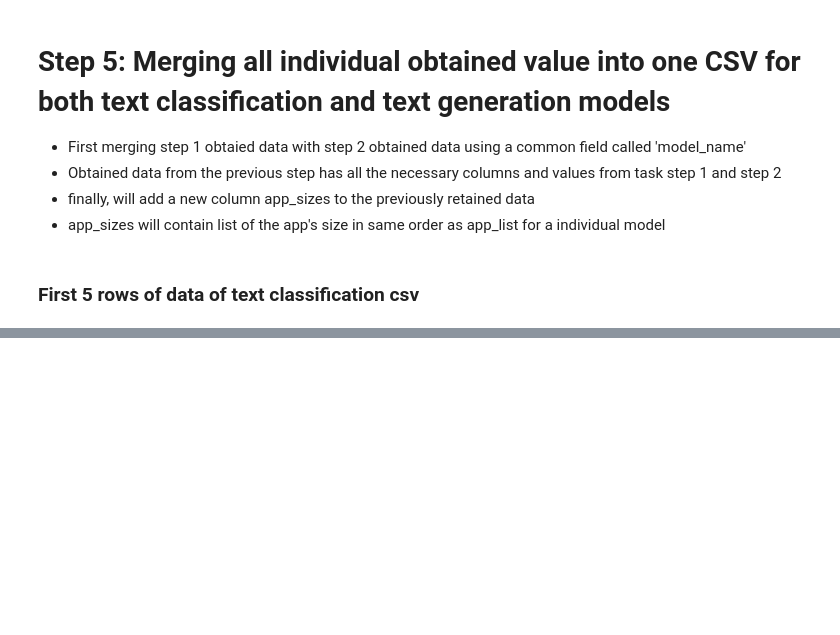
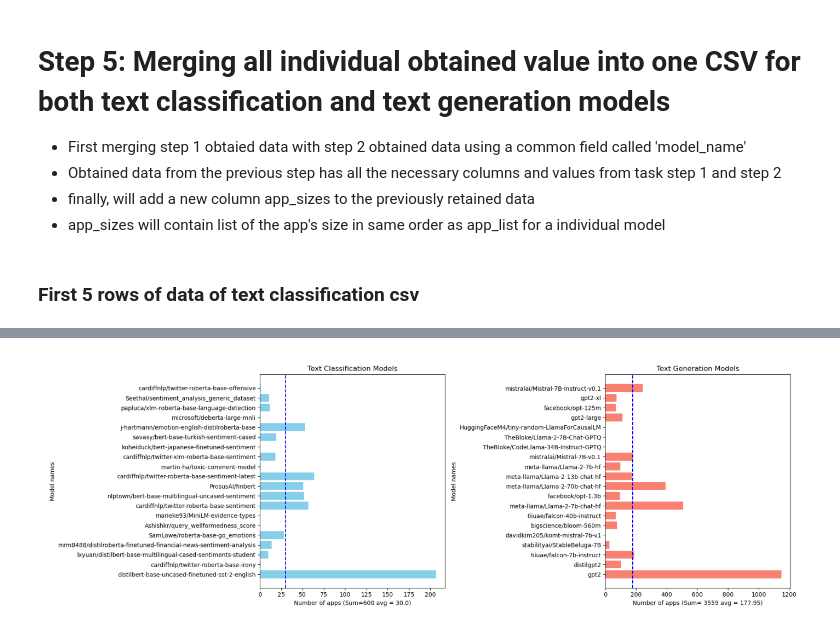
Before and after one commit to Zahin52/classifier_vs_generator, a Jupyter notebook: classifier vs generator.ipynb, the cells around one changed output, grey strips where cells are left out. Drawn from its saved outputs; the diff is of its cells as text; code cells hidden in the pictures; blank space fills up the shorter version.

```diff
--- a/classifier vs generator.ipynb
+++ b/classifier vs generator.ipynb
@@ -410,0 +386,11 @@ generation_info.head()
+# %%
+# Load the image using plt.imread()
+img = plt.imread('plot_imgs/models_app_count.png')
+plt.figure(figsize=(20, 6))
+
+# Display the image using plt.imshow()
+plt.imshow(img)
+plt.axis('off')
+plt.show()
+# %% [output]
+[figure, added]
```
Also changed, not shown: parts of 25 cells of this notebook, 13 other files.
